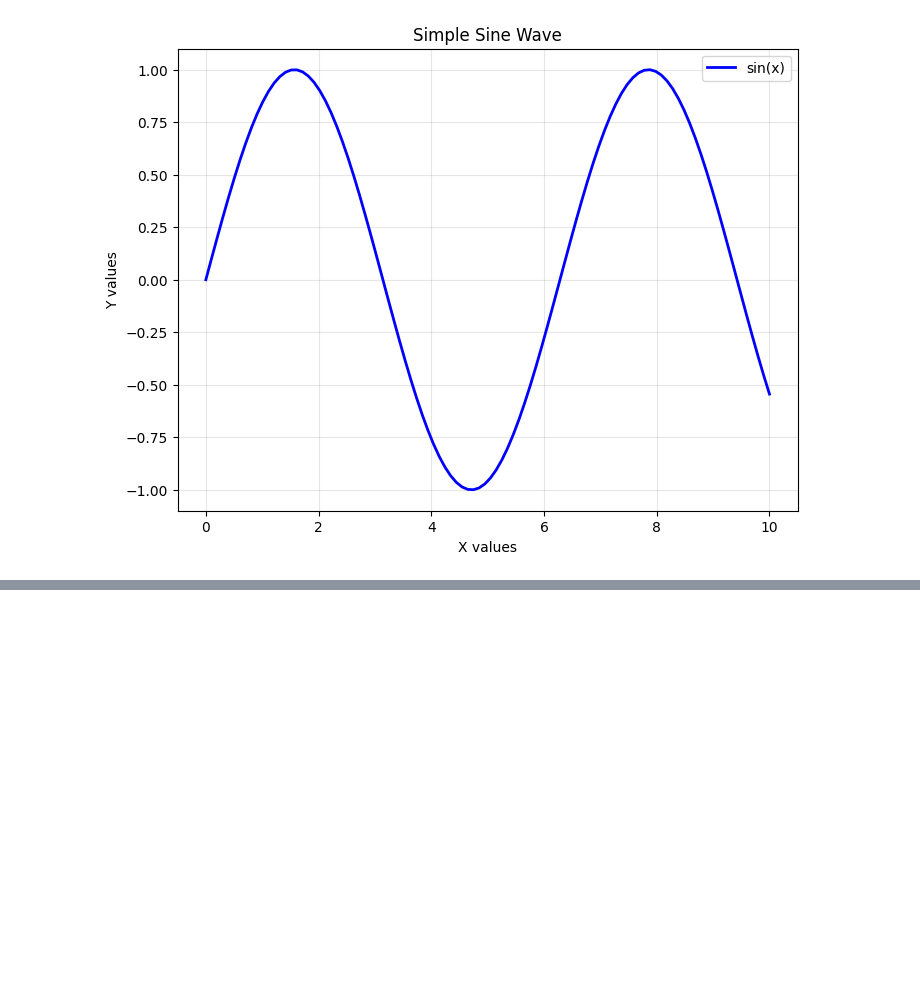
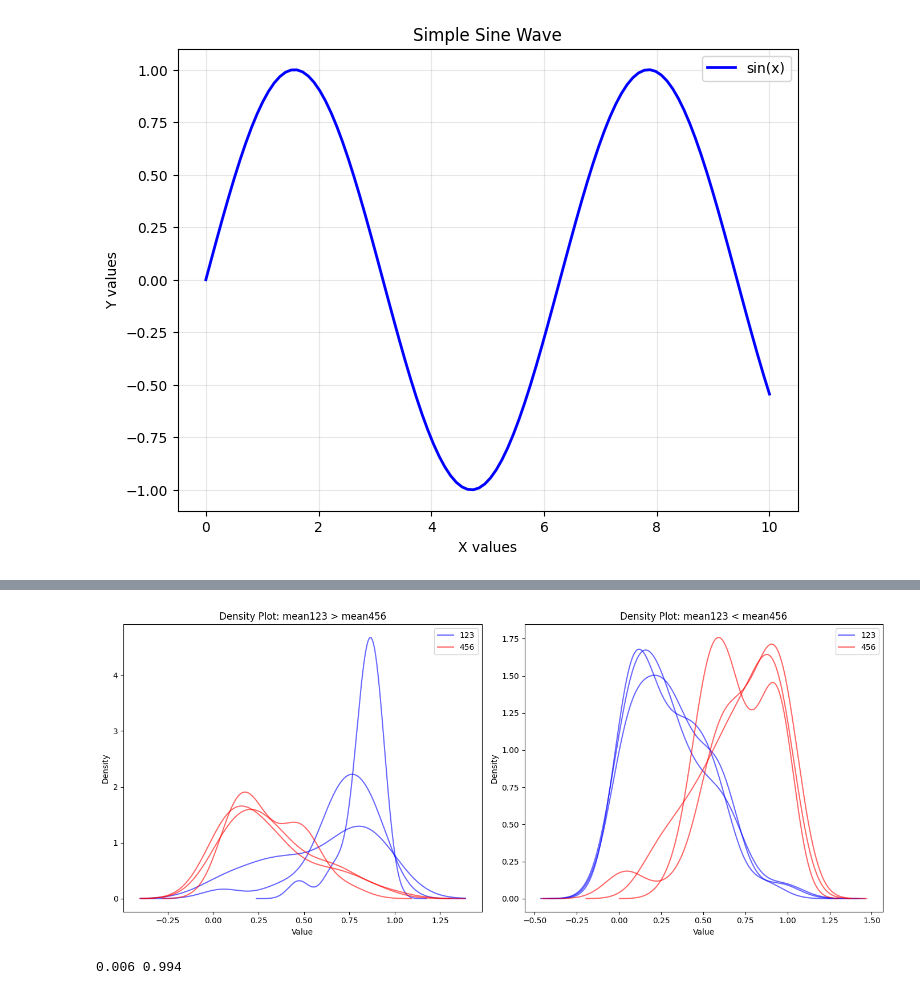
Before and after one commit to FrederickMappin/MethylationArray, a Jupyter notebook: sperm.ipynb, the cells around one changed output, grey strips where cells are left out. Drawn from its saved outputs; the diff is of its cells as text; code cells hidden in the pictures; blank space fills up the shorter version.

```diff
--- a/sperm.ipynb
+++ b/sperm.ipynb
@@ -94,0 +217,2 @@ WARNING:methylcheck.samples.postprocessQC:Your data contains 72488 missing probe
+# %%
+top100_df = top100_df.dropna()
@@ -94,0 +240,43 @@ WARNING:methylcheck.samples.postprocessQC:Your data contains 72488 missing probe
+# %%
+# Sites where mean123 > mean456
+top100_gt = top100_df[top100_df['mean123'] > top100_df['mean456']]
+
+# Sites where mean123 < mean456
+top100_lt = top100_df[top100_df['mean123'] < top100_df['mean456']]
+# %%
+import matplotlib.pyplot as plt
+
+cols_123 = ['GSM3193366_semen1', 'GSM3193367_semen2', 'GSM3193368_semen3']
+cols_456 = ['GSM3193369_semen4', 'GSM3193370_semen5', 'GSM3193371_semen6']
+
+# Plot for top100_gt
+plt.figure(figsize=(14, 6))
+plt.subplot(1, 2, 1)
+for col in cols_123:
+    top100_gt[col].plot(kind='kde', color='blue', alpha=0.6, label='123' if col == cols_123[0] else "")
+for col in cols_456:
+    top100_gt[col].plot(kind='kde', color='red', alpha=0.6, label='456' if col == cols_456[0] else "")
+plt.title('Density Plot: mean123 > mean456')
+plt.xlabel('Value')
+plt.ylabel('Density')
+plt.legend()
+
+# Plot for top100_lt
+plt.subplot(1, 2, 2)
+for col in cols_123:
+    top100_lt[col].plot(kind='kde', color='blue', alpha=0.6, label='123' if col == cols_123[0] else "")
+for col in cols_456:
+    top100_lt[col].plot(kind='kde', color='red', alpha=0.6, label='456' if col == cols_456[0] else "")
+plt.title('Density Plot: mean123 < mean456')
+plt.xlabel('Value')
+plt.ylabel('Density')
+plt.legend()
+
+plt.tight_layout()
+plt.show()
+# %% [output]
+[figure, added]
+# %%
+print(df[cols_123 + cols_456].min().min(), df[cols_123 + cols_456].max().max())
+# %% [output]
+0.006 0.994
```
Also changed, not shown: parts of 17 cells of this notebook.
